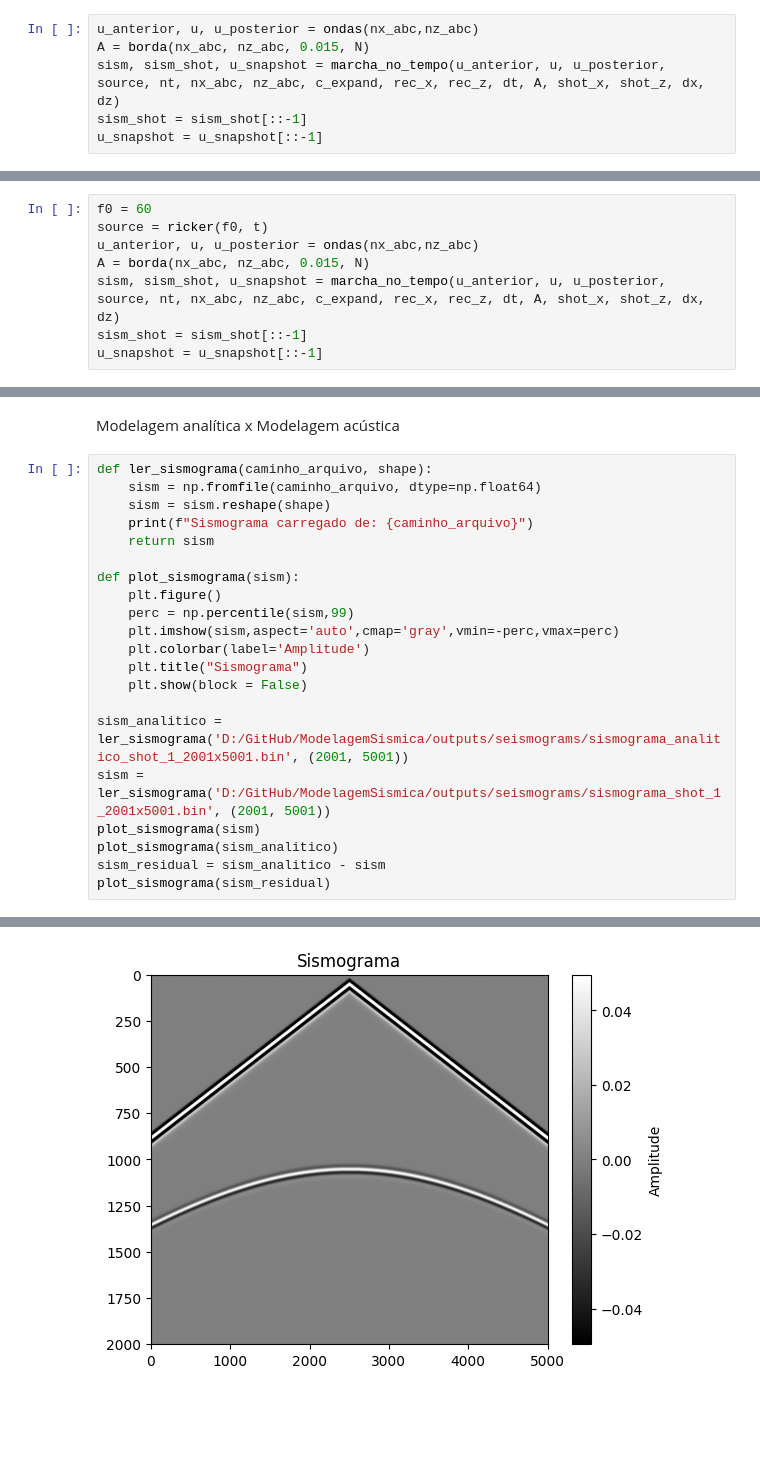
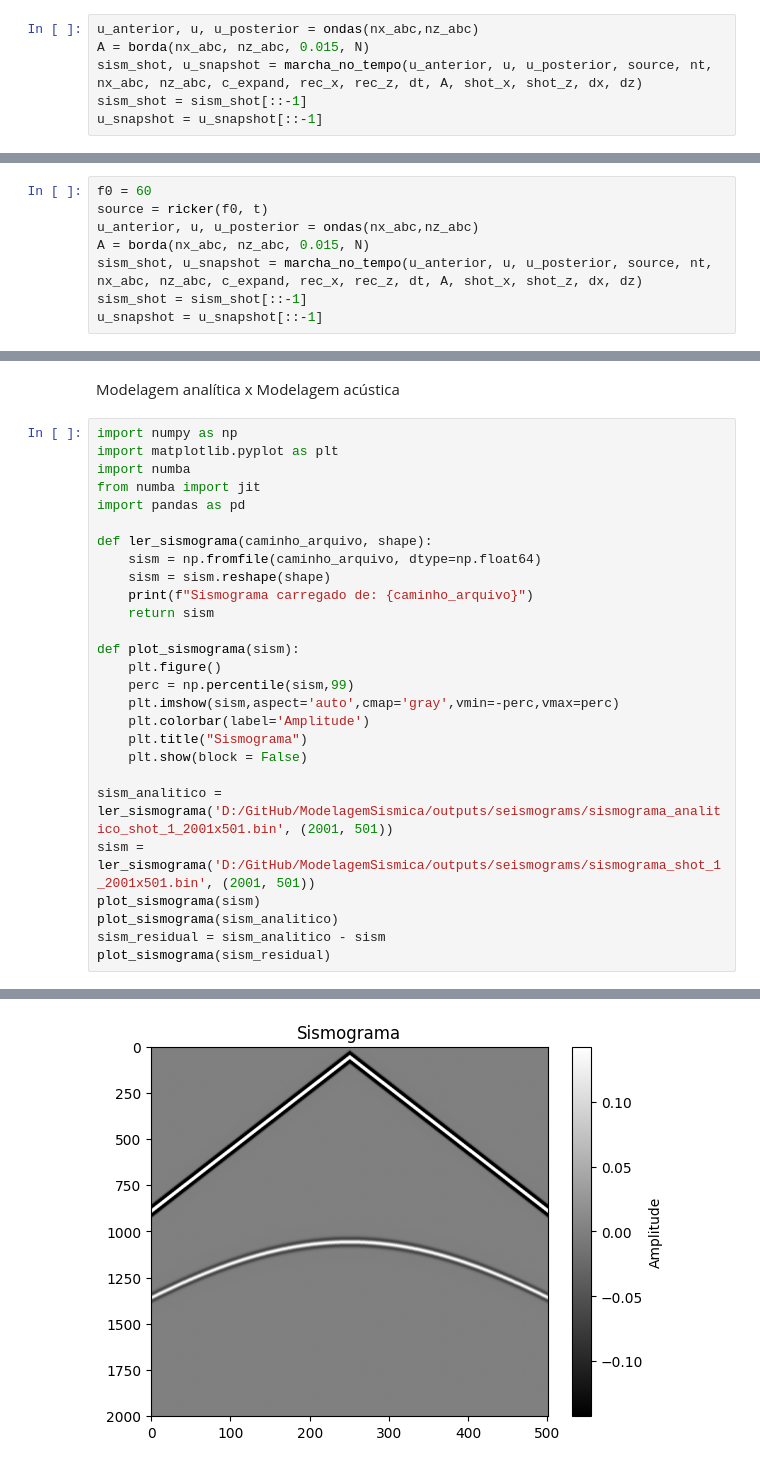
Before and after one commit to GISIS-UFF/SeismicModeling2D, a Jupyter notebook: src/Relatorio.ipynb, the cells around one changed output, grey strips where cells are left out. Drawn from its saved outputs; the diff is of its cells as text; blank space fills up the shorter version.

```diff
--- a/src/Relatorio.ipynb
+++ b/src/Relatorio.ipynb
@@ -271,7 +270,7 @@ Inicialização das funções
 # %%
 u_anterior, u, u_posterior = ondas(nx_abc,nz_abc)
 A = borda(nx_abc, nz_abc, 0.015, N)
-sism, sism_shot, u_snapshot = marcha_no_tempo(u_anterior, u, u_posterior, source, nt, nx_abc, nz_abc, c_expand, rec_x, rec_z, dt, A, shot_x, shot_z, dx, dz)
+sism_shot, u_snapshot = marcha_no_tempo(u_anterior, u, u_posterior, source, nt, nx_abc, nz_abc, c_expand, rec_x, rec_z, dt, A, shot_x, shot_z, dx, dz)
 sism_shot = sism_shot[::-1]
 u_snapshot = u_snapshot[::-1]
 # %% [markdown]
@@ -411,6 +407,6 @@ f0 = 60
 source = ricker(f0, t)
 u_anterior, u, u_posterior = ondas(nx_abc,nz_abc)
 A = borda(nx_abc, nz_abc, 0.015, N)
-sism, sism_shot, u_snapshot = marcha_no_tempo(u_anterior, u, u_posterior, source, nt, nx_abc, nz_abc, c_expand, rec_x, rec_z, dt, A, shot_x, shot_z, dx, dz)
+sism_shot, u_snapshot = marcha_no_tempo(u_anterior, u, u_posterior, source, nt, nx_abc, nz_abc, c_expand, rec_x, rec_z, dt, A, shot_x, shot_z, dx, dz)
 sism_shot = sism_shot[::-1]
 u_snapshot = u_snapshot[::-1]
@@ -554,6 +550,12 @@ for i, shot in enumerate(sism_shot):
 # %% [markdown]
 Modelagem analítica x Modelagem acústica
 # %%
+import numpy as np
+import matplotlib.pyplot as plt
+import numba
+from numba import jit
+import pandas as pd
+
 def ler_sismograma(caminho_arquivo, shape):
     sism = np.fromfile(caminho_arquivo, dtype=np.float64)
     sism = sism.reshape(shape)
@@ -568,8 +570,8 @@ def plot_sismograma(sism):
     plt.title("Sismograma")
     plt.show(block = False)
 
-sism_analitico = ler_sismograma('D:/GitHub/ModelagemSismica/outputs/seismograms/sismograma_analitico_shot_1_2001x5001.bin', (2001, 5001))
-sism = ler_sismograma('D:/GitHub/ModelagemSismica/outputs/seismograms/sismograma_shot_1_2001x5001.bin', (2001, 5001))
+sism_analitico = ler_sismograma('D:/GitHub/ModelagemSismica/outputs/seismograms/sismograma_analitico_shot_1_2001x501.bin', (2001, 501))
+sism = ler_sismograma('D:/GitHub/ModelagemSismica/outputs/seismograms/sismograma_shot_1_2001x501.bin', (2001, 501))
 plot_sismograma(sism)
 plot_sismograma(sism_analitico)
 sism_residual = sism_analitico - sism
@@ -581 +583 @@ Sismograma carregado de: D:/GitHub/ModelagemSismica/outputs/seismograms/sismogra
-[figure, old version]
+[figure, new version]
```
Also changed, not shown: parts of 11 cells of this notebook, 5 other files.
